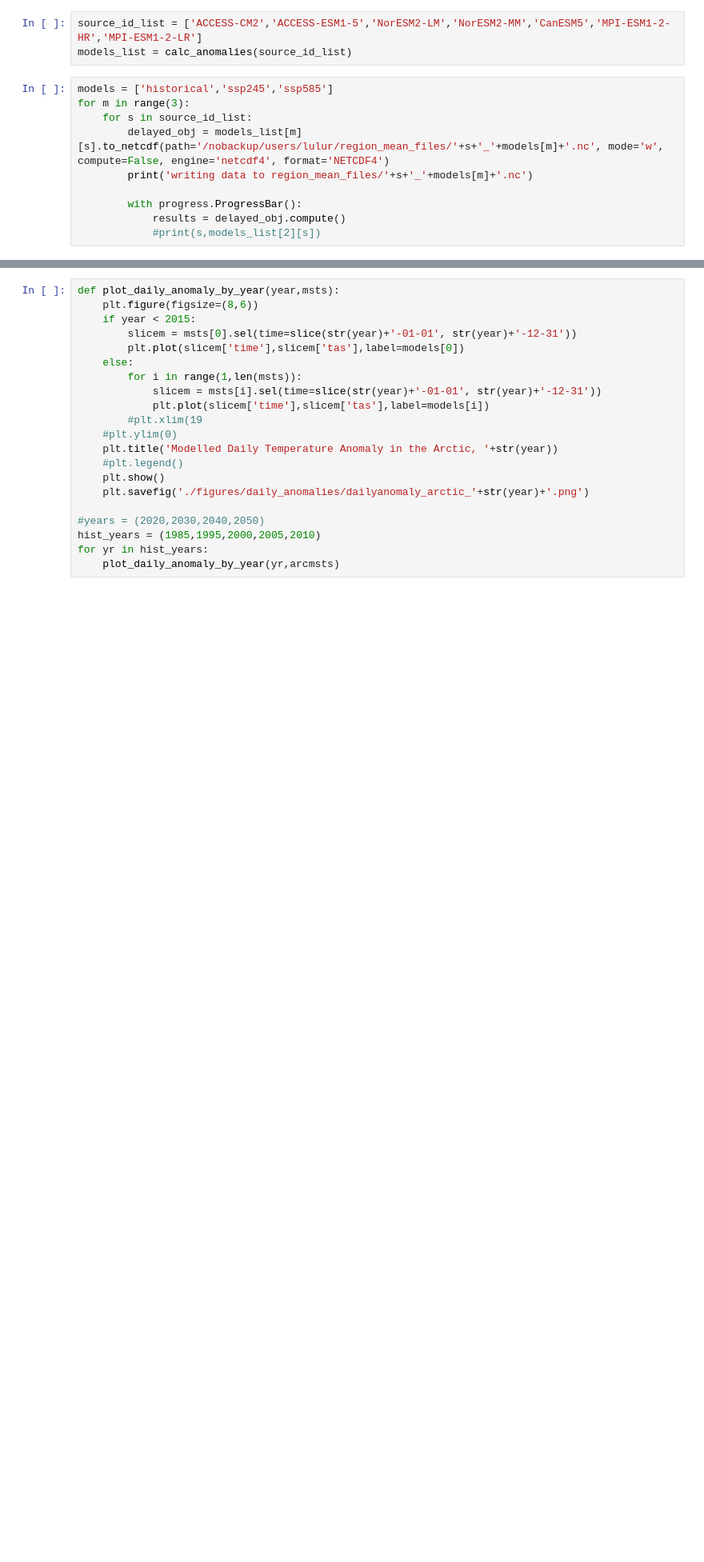
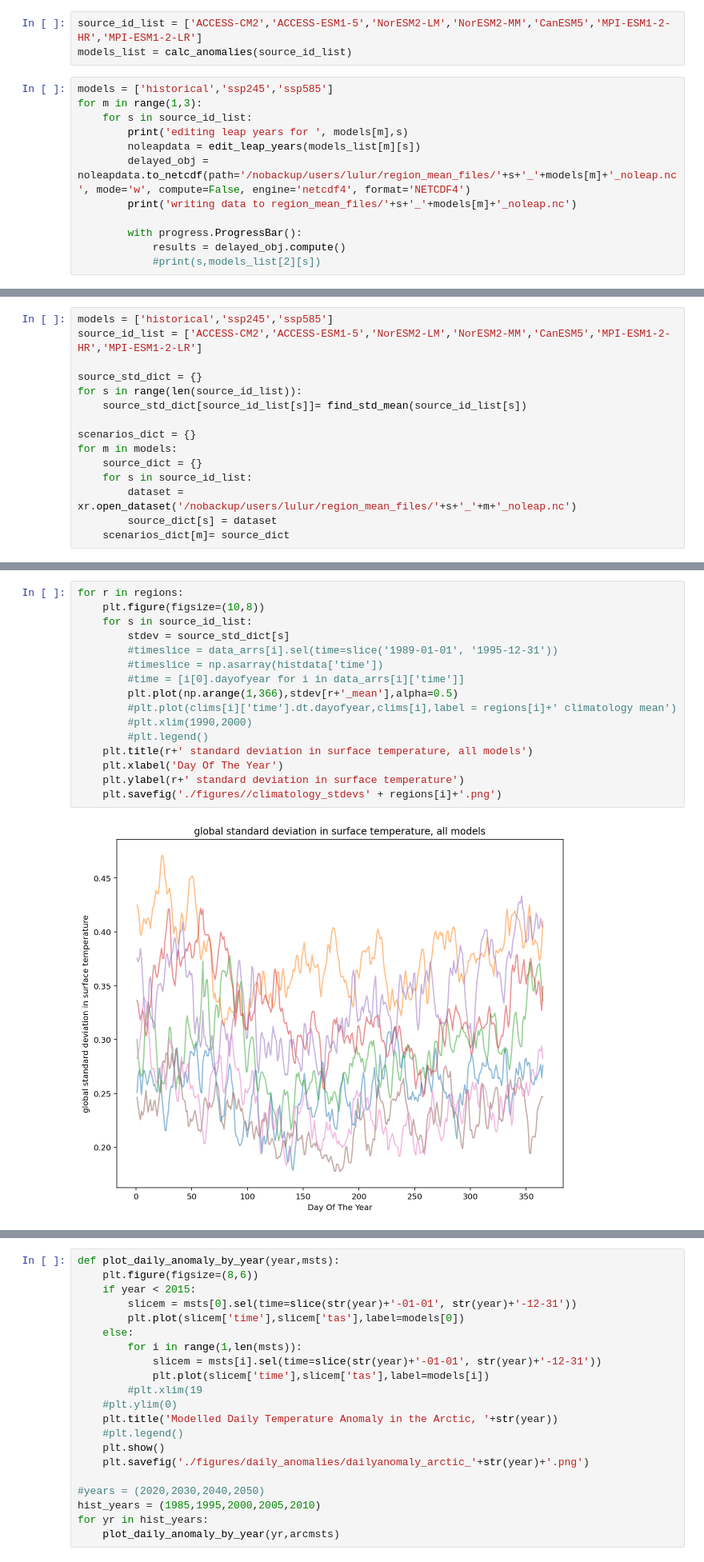
Before and after one commit to Lulurussell/CICOES-code, a Jupyter notebook: Plot_historical_models.ipynb, the cells around one changed output, grey strips where cells are left out. Shown at 80% size. Saved outputs shown, nothing was run; the diff lists cells and outputs as text; blank space fills up the shorter version.

Commit message:
adding std climatology plots for models

```diff
--- a/Plot_historical_models.ipynb
+++ b/Plot_historical_models.ipynb
@@ -104,10 +127,12 @@ source_id_list = ['ACCESS-CM2','ACCESS-ESM1-5','NorESM2-LM','NorESM2-MM','CanESM
 models_list = calc_anomalies(source_id_list)
 # %%
 models = ['historical','ssp245','ssp585']
-for m in range(3):
+for m in range(1,3):
     for s in source_id_list:
-        delayed_obj = models_list[m][s].to_netcdf(path='/nobackup/users/lulur/region_mean_files/'+s+'_'+models[m]+'.nc', mode='w', compute=False, engine='netcdf4', format='NETCDF4')
-        print('writing data to region_mean_files/'+s+'_'+models[m]+'.nc')
+        print('editing leap years for ', models[m],s)
+        noleapdata = edit_leap_years(models_list[m][s])
+        delayed_obj = noleapdata.to_netcdf(path='/nobackup/users/lulur/region_mean_files/'+s+'_'+models[m]+'_noleap.nc', mode='w', compute=False, engine='netcdf4', format='NETCDF4')
+        print('writing data to region_mean_files/'+s+'_'+models[m]+'_noleap.nc')
 
         with progress.ProgressBar():
             results = delayed_obj.compute()
@@ -172,0 +239,15 @@ def find_std_mean(source_id):
+# %%
+models = ['historical','ssp245','ssp585']
+source_id_list = ['ACCESS-CM2','ACCESS-ESM1-5','NorESM2-LM','NorESM2-MM','CanESM5','MPI-ESM1-2-HR','MPI-ESM1-2-LR']
+
+source_std_dict = {}
+for s in range(len(source_id_list)):
+    source_std_dict[source_id_list[s]]= find_std_mean(source_id_list[s])
+
+scenarios_dict = {}
+for m in models:
+    source_dict = {}
+    for s in source_id_list:
+        dataset = xr.open_dataset('/nobackup/users/lulur/region_mean_files/'+s+'_'+m+'_noleap.nc')
+        source_dict[s] = dataset
+    scenarios_dict[m]= source_dict
@@ -172,0 +268,18 @@ def find_std_mean(source_id):
+# %%
+for r in regions:
+    plt.figure(figsize=(10,8))
+    for s in source_id_list:
+        stdev = source_std_dict[s]
+        #timeslice = data_arrs[i].sel(time=slice('1989-01-01', '1995-12-31'))
+        #timeslice = np.asarray(histdata['time'])
+        #time = [i[0].dayofyear for i in data_arrs[i]['time']]
+        plt.plot(np.arange(1,366),stdev[r+'_mean'],alpha=0.5)
+        #plt.plot(clims[i]['time'].dt.dayofyear,clims[i],label = regions[i]+' climatology mean')
+        #plt.xlim(1990,2000)
+        #plt.legend()
+    plt.title(r+' standard deviation in surface temperature, all models')
+    plt.xlabel('Day Of The Year')
+    plt.ylabel(r+' standard deviation in surface temperature')
+    plt.savefig('./figures//climatology_stdevs' + regions[i]+'.png')
+# %% [output]
+[figure, added]
```
Also changed, not shown: parts of 20 cells of this notebook, 4 other files.
